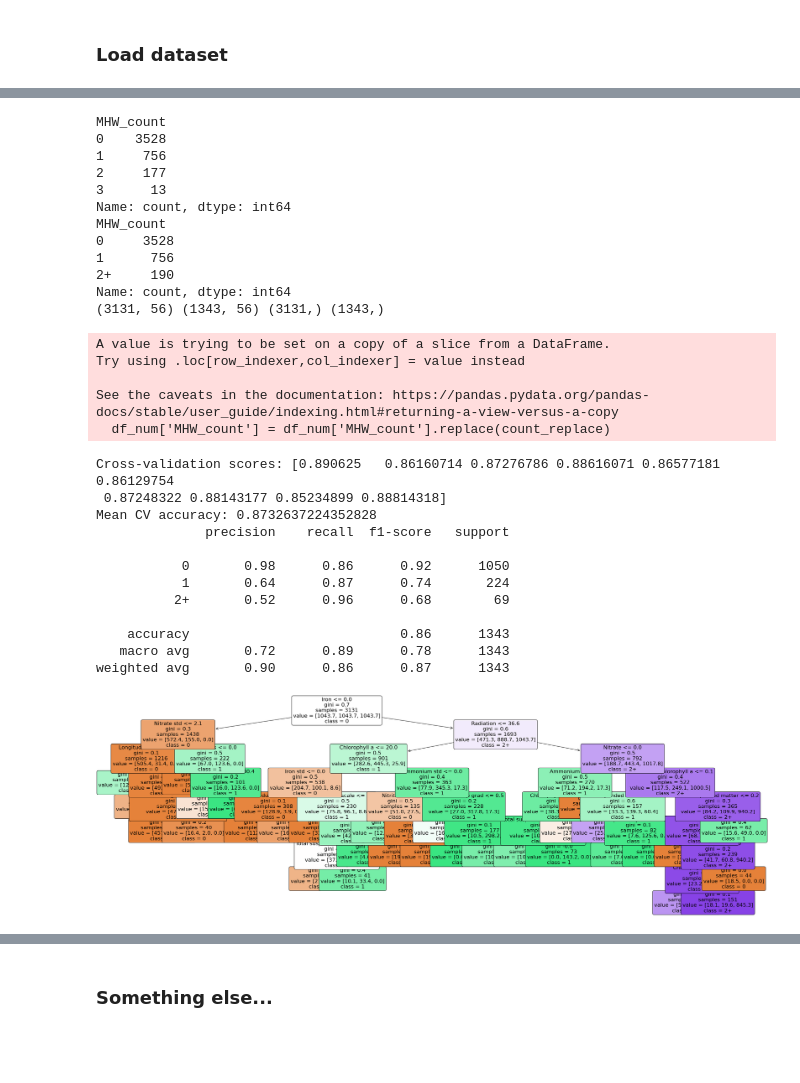
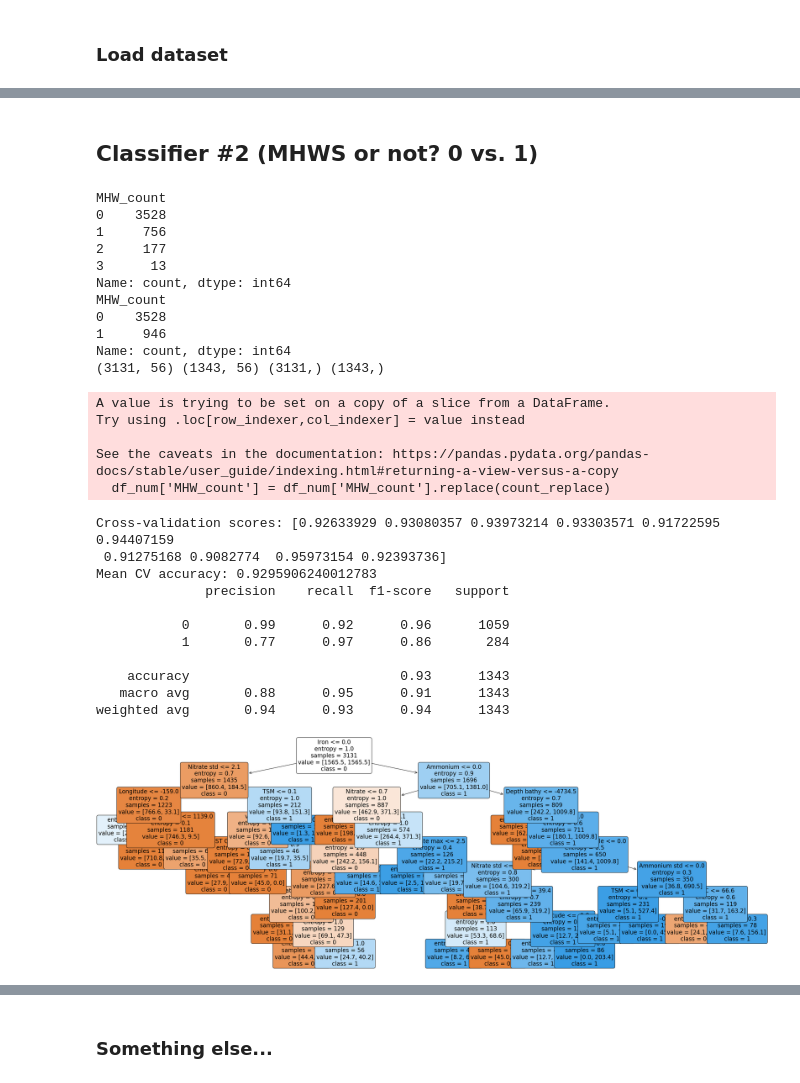
Before and after one commit to nesloanna/DS_thesis, a Jupyter notebook: classifier_2.ipynb, the cells around one changed output, grey strips where cells are left out. Saved outputs shown, nothing was run; the diff lists cells and outputs as text; code cells hidden in the pictures; blank space fills up the shorter version.

```diff
--- a/classifier_2.ipynb
+++ b/classifier_2.ipynb
@@ -76,12 +739,13 @@ df_measurements = df[['Ammonium', 'Ammonium std', 'Chlorophyll a',
+# %% [markdown]
+## Classifier #2 (MHWS or not? 0 vs. 1)
 # %%
 # Load dataset
-df = pd.read_csv("/Users/annaolsen/Desktop/Speciale/DS_thesis/data/TARA_mhws_Dash_2.csv")
+df = pd.read_csv("/Users/annaolsen/Desktop/Speciale/DS_thesis/data/TARA_mhws_Dash_3.csv")
 
 # Use function to extract numeric columns
 numeric_cols = numeric_columns(df)
 
 df_num = df[numeric_cols]
-
 
 print(df_num['MHW_count'].value_counts())
 
@@ -90,8 +754,8 @@ print(df_num['MHW_count'].value_counts())
 count_replace = {
     0: '0',
     1: '1',
-    2: '2+',
-    3: '2+',
+    2: '1',
+    3: '1',
 }
 
 # Apply replacements to 'MHWs count'
@@ -101,22 +765,23 @@ df_num['MHW_count'] = df_num['MHW_count'].replace(count_replace)
 print(df_num['MHW_count'].value_counts())
 
 # Shuffle the DataFrame
-shuffled_df_num = shuffle(df_num, random_state=42)
+shuffled_df_num = shuffle(df_num, random_state=33)
 
 # Separate features (X) and labels (y) after shuffling
 X = shuffled_df_num.drop(['MHW_count'], axis=1)
 y = shuffled_df_num['MHW_count']
 
-X_train, X_test, y_train, y_test = train_test_split(X, y, test_size=0.3, random_state=42)
+X_train, X_test, y_train, y_test = train_test_split(X, y, test_size=0.3,
+                                                    stratify=y, random_state=56)
 
 print(X_train.shape, X_test.shape, y_train.shape, y_test.shape)
 
 # Define Decision Tree Classifier with desired hyperparameters
-clf = DecisionTreeClassifier(random_state=42, class_weight='balanced',
-                             max_depth=8, min_samples_split=30,
+clf = DecisionTreeClassifier(random_state=79,
+                             criterion='entropy',
+                             class_weight='balanced',
+                             max_depth=8, min_samples_split=60,
                              min_samples_leaf=40, max_features=None)
-
-# clf = DecisionTreeClassifier(random_state=42, class_weight='balanced')
 
 
 # Define KFold with shuffle=True
@@ -134,44 +799,49 @@ print("Mean CV accuracy:", cv_scores.mean())
 clf.fit(X_train, y_train)
 
 # Model Evaluation on test data
 y_pred = clf.predict(X_test)
 print(classification_report(y_test, y_pred))
 
+# Get the class names in the correct order
+class_names = clf.classes_
+
 # Plot Decision Tree
 # plt.figure()
 plt.figure(figsize=(35,12))
 plot_tree(clf, filled=True, rounded=True, feature_names=X.columns,
-          class_names=["0", "1", "2+"], fontsize=16, precision=1,
+          class_names=class_names, fontsize=17, precision=1,
           impurity=True, label='all')
+
+# plt.savefig('/Users/annaolsen/Desktop/Speciale/DS_thesis/dt_binary_small.png', bbox_inches='tight', dpi=200)
+
+
 plt.show()
 # %% [output]
 MHW_count
 0    3528
 1     756
 2     177
 3      13
 Name: count, dtype: int64
 MHW_count
-0     3528
-1      756
-2+     190
+0    3528
+1     946
 Name: count, dtype: int64
 (3131, 56) (1343, 56) (3131,) (1343,)
 A value is trying to be set on a copy of a slice from a DataFrame.
 Try using .loc[row_indexer,col_indexer] = value instead
 
 See the caveats in the documentation: https://pandas.pydata.org/pandas-docs/stable/user_guide/indexing.html#returning-a-view-versus-a-copy
   df_num['MHW_count'] = df_num['MHW_count'].replace(count_replace)
-Cross-validation scores: [0.890625   0.86160714 0.87276786 0.88616071 0.86577181 0.86129754
- 0.87248322 0.88143177 0.85234899 0.88814318]
-Mean CV accuracy: 0.8732637224352828
+Cross-validation scores: [0.92633929 0.93080357 0.93973214 0.93303571 0.91722595 0.94407159
+ 0.91275168 0.9082774  0.95973154 0.92393736]
+Mean CV accuracy: 0.9295906240012783
               precision    recall  f1-score   support
 
-           0       0.98      0.86      0.92      1050
-           1       0.64      0.87      0.74       224
-          2+       0.52      0.96      0.68        69
+           0       0.99      0.92      0.96      1059
+           1       0.77      0.97      0.86       284
 
-    accuracy                           0.86      1343
-   macro avg       0.72      0.89      0.78      1343
-weighted avg       0.90      0.86      0.87      1343
+    accuracy                           0.93      1343
+   macro avg       0.88      0.95      0.91      1343
+weighted avg       0.94      0.93      0.94      1343
-[figure, old version]
+[figure, new version]
```
Also changed, not shown: parts of 43 cells of this notebook, 4 other files.
